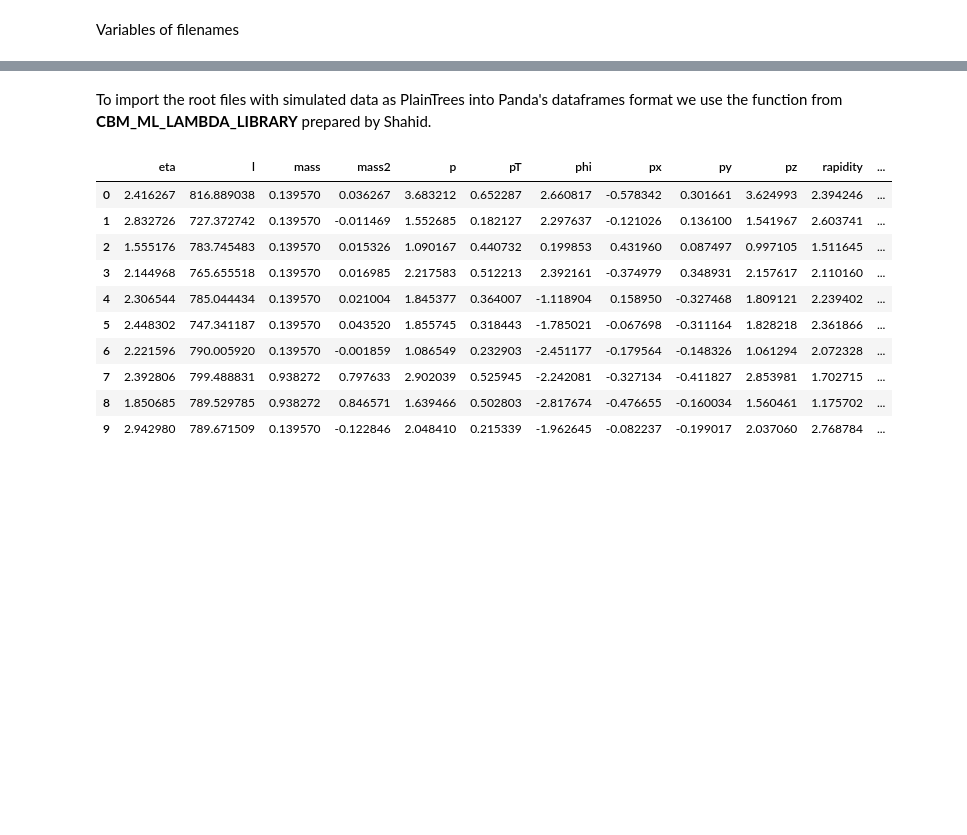
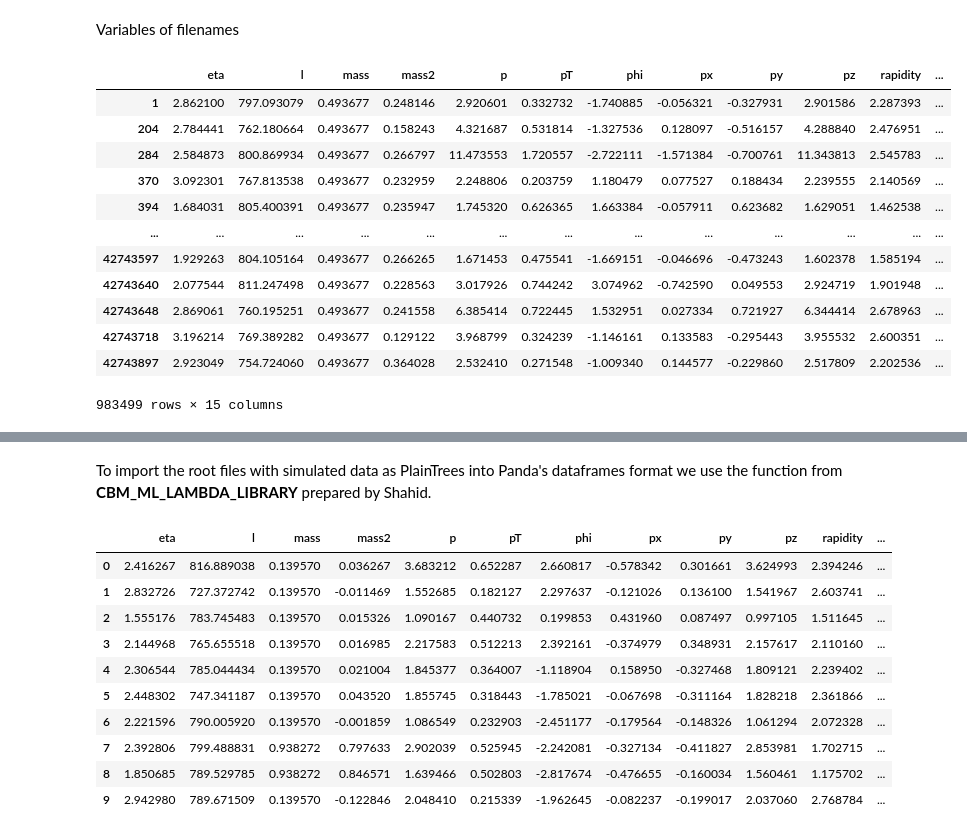
Before and after one commit to julnow/inz, a Jupyter notebook: jupyter/ml_xgb_proton-kaon.ipynb, the cells around one changed output, grey strips where cells are left out. Cells and saved outputs as stored; diff of their text form; code cells hidden in the pictures; blank space fills up the shorter version.

```diff
--- a/jupyter/ml_xgb_proton-kaon.ipynb
+++ b/jupyter/ml_xgb_proton-kaon.ipynb
@@ -109,0 +133,16 @@ def downsample(df:pd.DataFrame, label_col_name:str) -> pd.DataFrame:
+# %%
+df[(df['pid']==1) & ((df['mass2'] > (0.1)) ) ]
+# %% [output]
+|  | eta | l | mass | mass2 | p | pT | phi | px | py | pz | rapidity | ... |
+| 1 | 2.862100 | 797.093079 | 0.493677 | 0.248146 | 2.920601 | 0.332732 | -1.740885 | -0.056321 | -0.327931 | 2.901586 | 2.287393 | ... |
+| 204 | 2.784441 | 762.180664 | 0.493677 | 0.158243 | 4.321687 | 0.531814 | -1.327536 | 0.128097 | -0.516157 | 4.288840 | 2.476951 | ... |
+| 284 | 2.584873 | 800.869934 | 0.493677 | 0.266797 | 11.473553 | 1.720557 | -2.722111 | -1.571384 | -0.700761 | 11.343813 | 2.545783 | ... |
+| 370 | 3.092301 | 767.813538 | 0.493677 | 0.232959 | 2.248806 | 0.203759 | 1.180479 | 0.077527 | 0.188434 | 2.239555 | 2.140569 | ... |
+| 394 | 1.684031 | 805.400391 | 0.493677 | 0.235947 | 1.745320 | 0.626365 | 1.663384 | -0.057911 | 0.623682 | 1.629051 | 1.462538 | ... |
+| ... | ... | ... | ... | ... | ... | ... | ... | ... | ... | ... | ... | ... |
+| 42743597 | 1.929263 | 804.105164 | 0.493677 | 0.266265 | 1.671453 | 0.475541 | -1.669151 | -0.046696 | -0.473243 | 1.602378 | 1.585194 | ... |
+| 42743640 | 2.077544 | 811.247498 | 0.493677 | 0.228563 | 3.017926 | 0.744242 | 3.074962 | -0.742590 | 0.049553 | 2.924719 | 1.901948 | ... |
+| 42743648 | 2.869061 | 760.195251 | 0.493677 | 0.241558 | 6.385414 | 0.722445 | 1.532951 | 0.027334 | 0.721927 | 6.344414 | 2.678963 | ... |
+| 42743718 | 3.196214 | 769.389282 | 0.493677 | 0.129122 | 3.968799 | 0.324239 | -1.146161 | 0.133583 | -0.295443 | 3.955532 | 2.600351 | ... |
+| 42743897 | 2.923049 | 754.724060 | 0.493677 | 0.364028 | 2.532410 | 0.271548 | -1.009340 | 0.144577 | -0.229860 | 2.517809 | 2.202536 | ... |
+983499 rows × 15 columns
```
Also changed, not shown: parts of 7 cells of this notebook.
